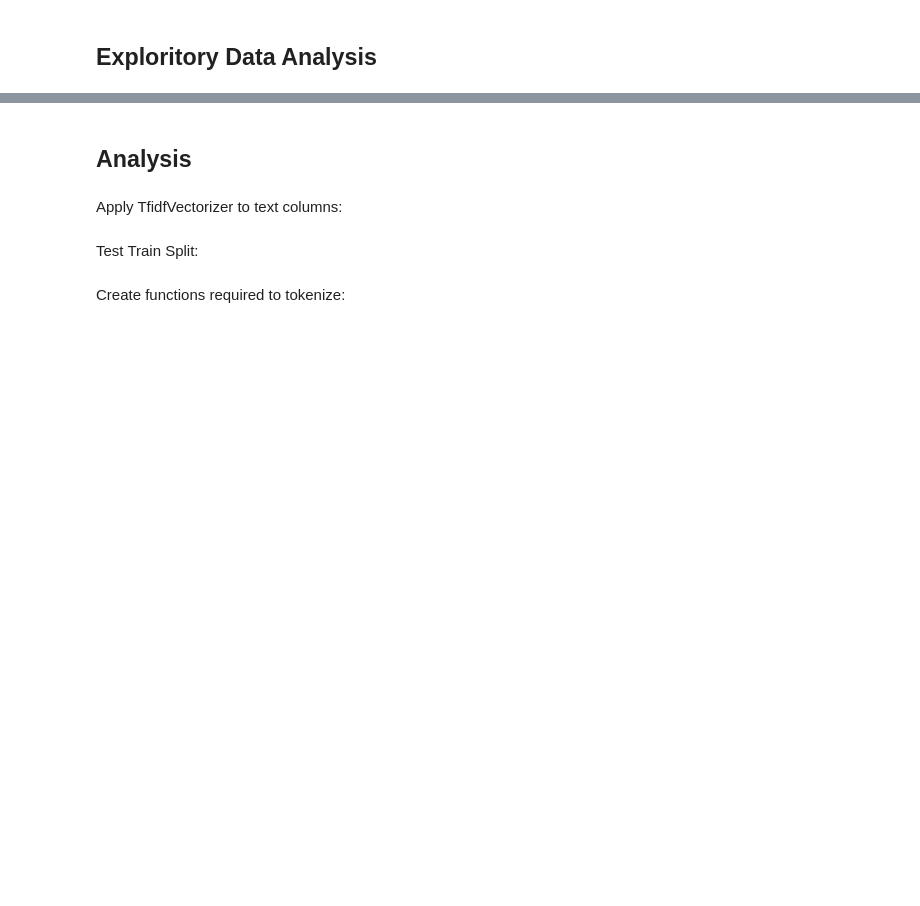
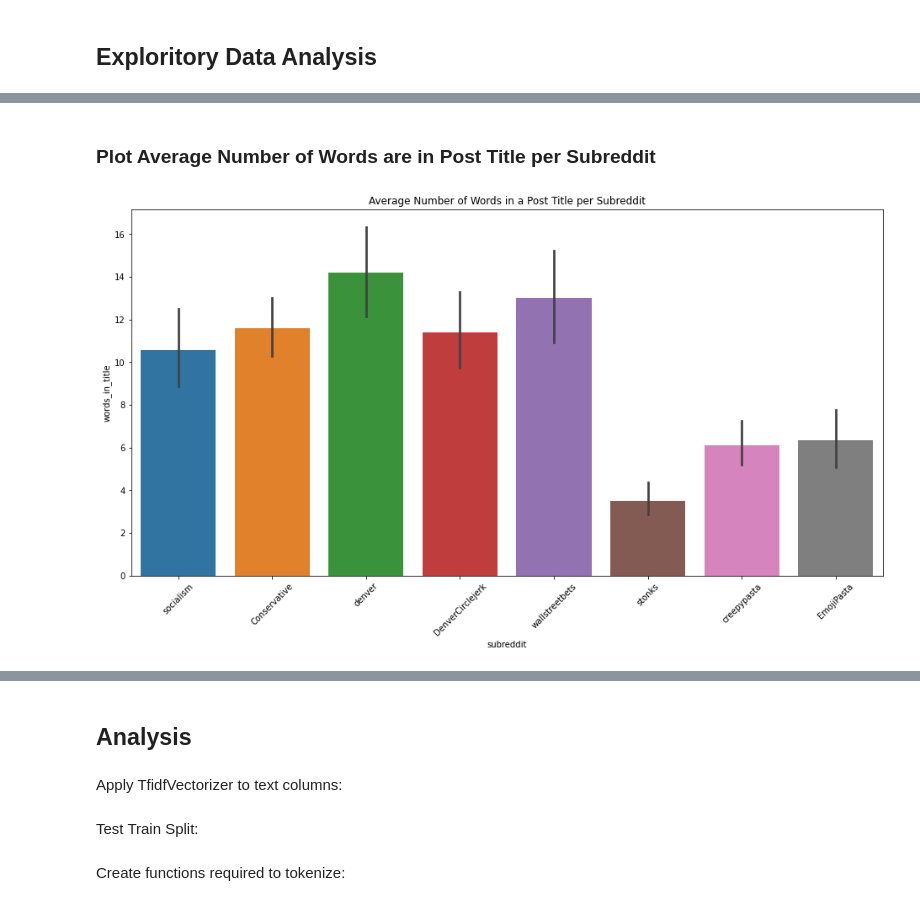
Before and after one commit to jeniscool/tools1-final-project, a Jupyter notebook: project-notebook.ipynb, the cells around one changed output, grey strips where cells are left out. Saved outputs shown, nothing was run; the diff lists cells and outputs as text; code cells hidden in the pictures; blank space fills up the shorter version.

```diff
--- a/project-notebook.ipynb
+++ b/project-notebook.ipynb
@@ -123,0 +206,20 @@ df.head()
+# %% [markdown]
+### Plot Average Number of Words are in Post Title per Subreddit
+# %%
+subs = set(df.subreddit.unique())
+
+df["words_in_title"] = df['Post Title'].str.split(' ').apply(len)
+
+for subr in list(subs):
+    d_slice = df[['subreddit','words_in_title']]
+    words_df = d_slice.groupby(by='subreddit').mean().reset_index()
+
+plt.figure(figsize=(16,8))
+plt.xticks(rotation=45)
+plt.title("Average Number of Words in a Post Title per Subreddit")
+plt.xlabel("Subreddit")
+plt.ylabel("Average Number of Words in a Post Title")
+sns.barplot(x='subreddit',y='words_in_title',data=df)
+plt.show()
+# %% [output]
+[figure, added]
```
Also changed, not shown: parts of 22 cells of this notebook, 1 other file.
